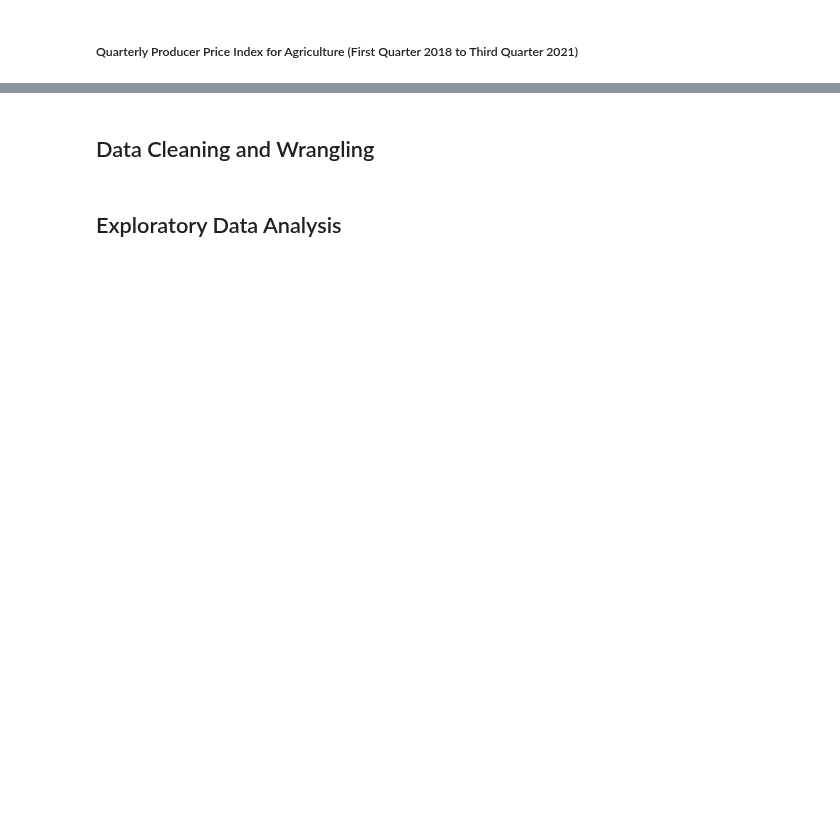
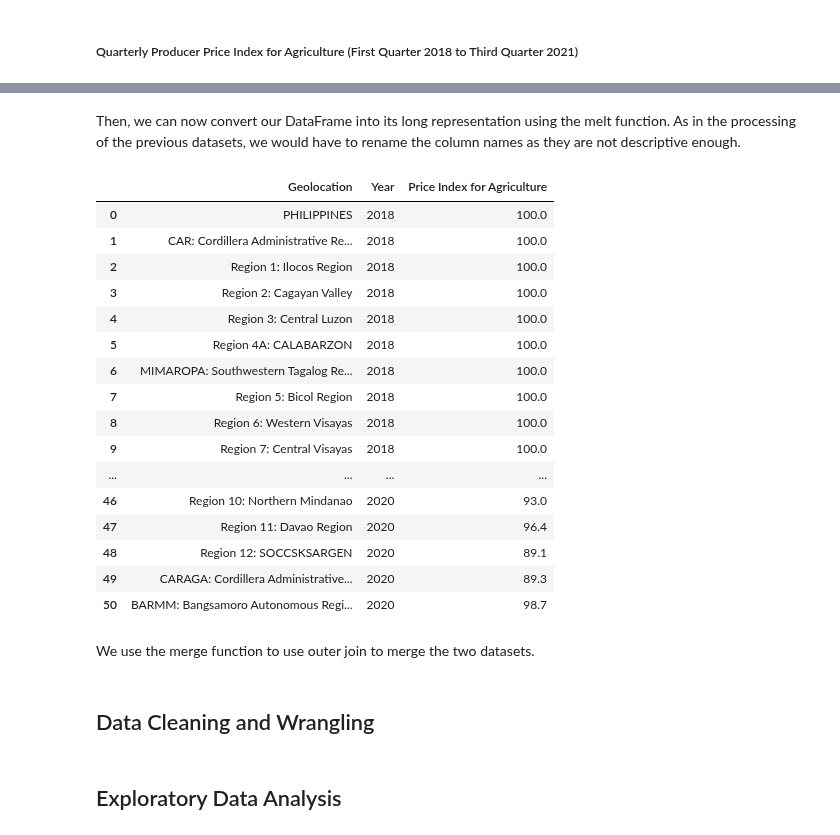
Before and after one commit to francheska-vicente/datapre-project, a Jupyter notebook: N01-Group1.ipynb, the cells around one changed output, grey strips where cells are left out. Saved outputs shown, nothing was run; the diff lists cells and outputs as text; code cells hidden in the pictures; blank space fills up the shorter version.

```diff
--- a/N01-Group1.ipynb
+++ b/N01-Group1.ipynb
@@ -1985,0 +1772,33 @@ data
+# %% [markdown]
+Then, we can now convert our DataFrame into its long representation using the melt function. As in the processing of the previous datasets, we would have to rename the column names as they are not descriptive enough.
+# %%
+# converting from a wide representation to a long representation
+data = pd.melt(data, id_vars='Geolocation', value_vars=data.columns [2:])
+
+# renaming the columns into a more readable anmes
+data.rename(columns = {'value':'Price Index for Agriculture', 'variable' : 'Year'}, inplace=True)
+
+# making the year type into integer
+data = data.astype({'Year':'int'})
+
+data
+# %% [output]
+|  | Geolocation | Year | Price Index for Agriculture |
+| 0 | PHILIPPINES | 2018 | 100.0 |
+| 1 | CAR: Cordillera Administrative Re... | 2018 | 100.0 |
+| 2 | Region 1: Ilocos Region | 2018 | 100.0 |
+| 3 | Region 2: Cagayan Valley | 2018 | 100.0 |
+| 4 | Region 3: Central Luzon | 2018 | 100.0 |
+| 5 | Region 4A: CALABARZON | 2018 | 100.0 |
+| 6 | MIMAROPA: Southwestern Tagalog Re... | 2018 | 100.0 |
+| 7 | Region 5: Bicol Region | 2018 | 100.0 |
+| 8 | Region 6: Western Visayas | 2018 | 100.0 |
+| 9 | Region 7: Central Visayas | 2018 | 100.0 |
+| ... | ... | ... | ... |
+| 46 | Region 10: Northern Mindanao | 2020 | 93.0 |
+| 47 | Region 11: Davao Region | 2020 | 96.4 |
+| 48 | Region 12: SOCCSKSARGEN | 2020 | 89.1 |
+| 49 | CARAGA: Cordillera Administrative... | 2020 | 89.3 |
+| 50 | BARMM: Bangsamoro Autonomous Regi... | 2020 | 98.7 |
+# %% [markdown]
+We use the merge function to use outer join to merge the two datasets.
```
Also changed, not shown: parts of 94 cells of this notebook.
